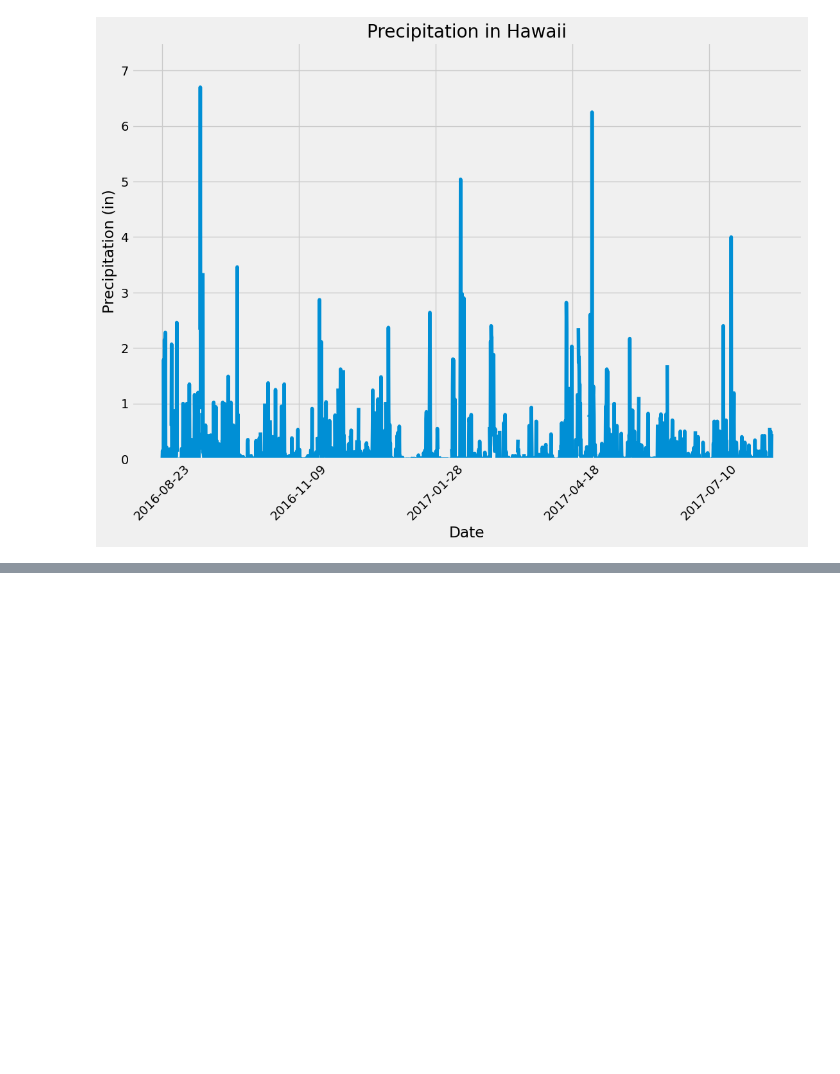
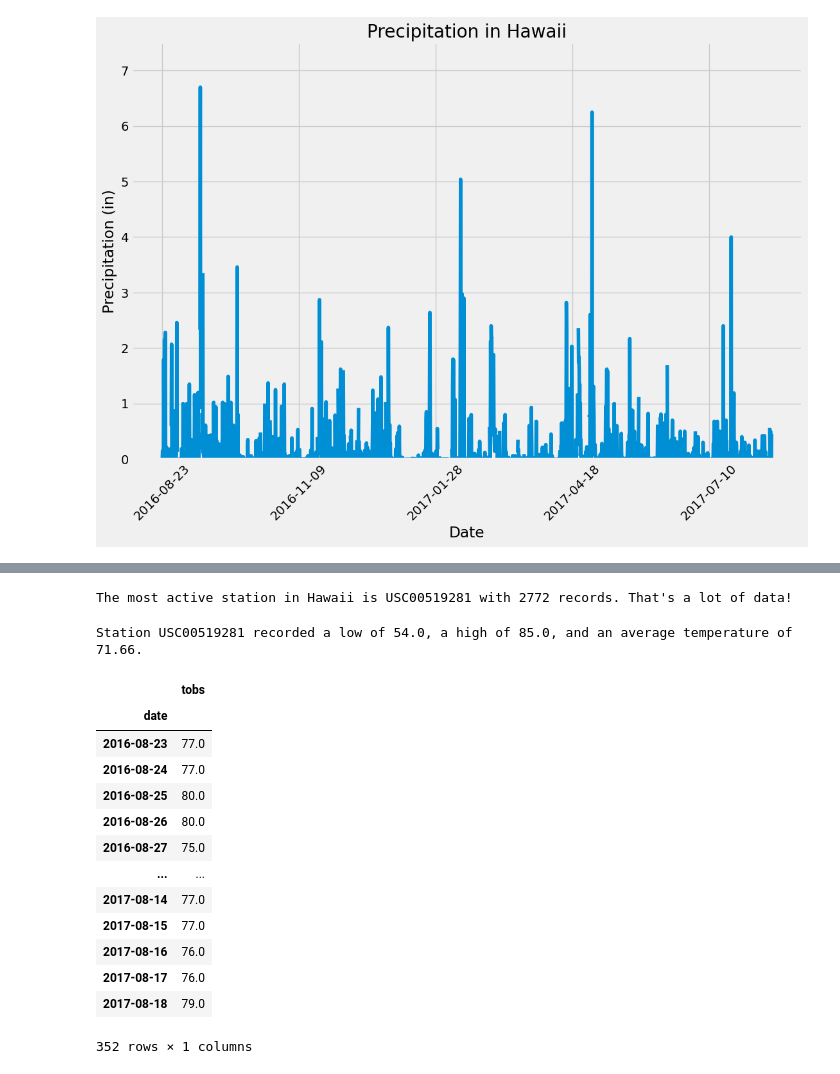
Before and after one commit to emilyneaville/sqlalchemy-challenge, a Jupyter notebook: Climate Analysis/climate_analysis.ipynb, the cells around one changed output, grey strips where cells are left out. Drawn from its saved outputs; the diff is of its cells as text; code cells hidden in the pictures; blank space fills up the shorter version.

```diff
--- a/Climate Analysis/climate_analysis.ipynb
+++ b/Climate Analysis/climate_analysis.ipynb
@@ -135,0 +184,49 @@ plt.show()
+# %%
+# Which station is the most active?
+print(f"The most active station in Hawaii is {all_stations[0][0]} with {all_stations[0][1]} records. That's a lot of data!")
+# %% [output]
+The most active station in Hawaii is USC00519281 with 2772 records. That's a lot of data!
+# %%
+# Using the most active station id from the previous query, calculate the lowest, highest, and average temperature.
+# Assign what we want to select as a list to an object
+sel = [measurement.station,
+       func.min(measurement.tobs),
+       func.avg(measurement.tobs),
+       func.max(measurement.tobs)]
+
+# Query by unzipping our list of SELECT items and filter by the most active station
+active_station_stats = session.query(*sel).filter(measurement.station == all_stations[0][0]).all()
+
+print(f'Station {active_station_stats[0][0]} recorded a low of {float(active_station_stats[0][1])}, a high of {float(active_station_stats[0][3])}, and an average temperature of {float(round(active_station_stats[0][2], 2))}.')
+# %% [output]
+Station USC00519281 recorded a low of 54.0, a high of 85.0, and an average temperature of 71.66.
+# %%
+# Using the most active station id, query the last 12 months of temperature observation data for this station
+active_station_year =  session.query(measurement.date, measurement.tobs).\
+                                filter(measurement.date >= dt.date(2016, 8, 23)).\
+                                filter(measurement.station == all_stations[0][0]).all()
+
+# Create pandas DataFrame from query
+active_station_df = pd.DataFrame(active_station_year)
+# Rename the columns to reflect the date and temperature observation (tobs)
+active_station_df.columns = ['date', 'tobs']
+# Set the date as the index
+active_station_df = active_station_df.set_index('date')
+# Sort by date in ascending order
+active_station_df = active_station_df.sort_values('date', ascending= True)
+active_station_df
+# %% [output]
+|  | tobs |
+| date |  |
+| 2016-08-23 | 77.0 |
+| 2016-08-24 | 77.0 |
+| 2016-08-25 | 80.0 |
+| 2016-08-26 | 80.0 |
+| 2016-08-27 | 75.0 |
+| ... | ... |
+| 2017-08-14 | 77.0 |
+| 2017-08-15 | 77.0 |
+| 2017-08-16 | 76.0 |
+| 2017-08-17 | 76.0 |
+| 2017-08-18 | 79.0 |
+352 rows × 1 columns
```
Also changed, not shown: parts of 10 cells of this notebook, 2 other files.
